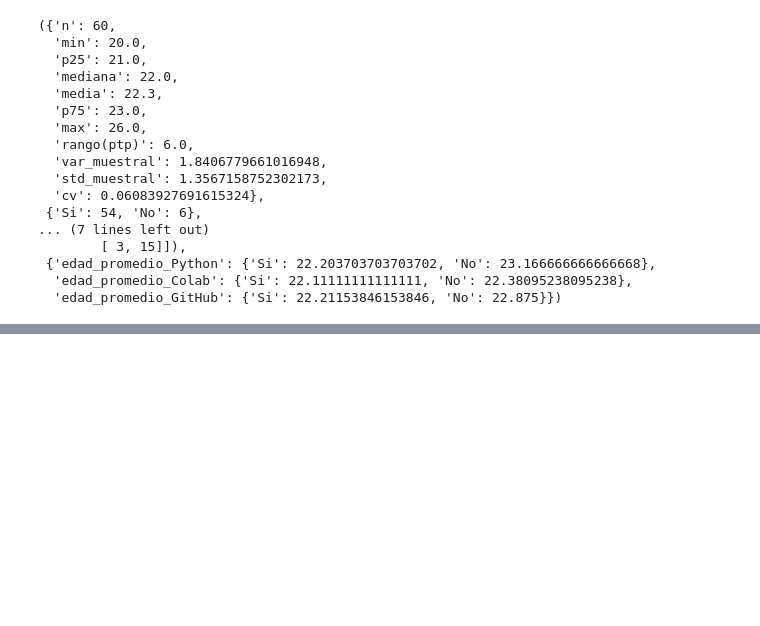
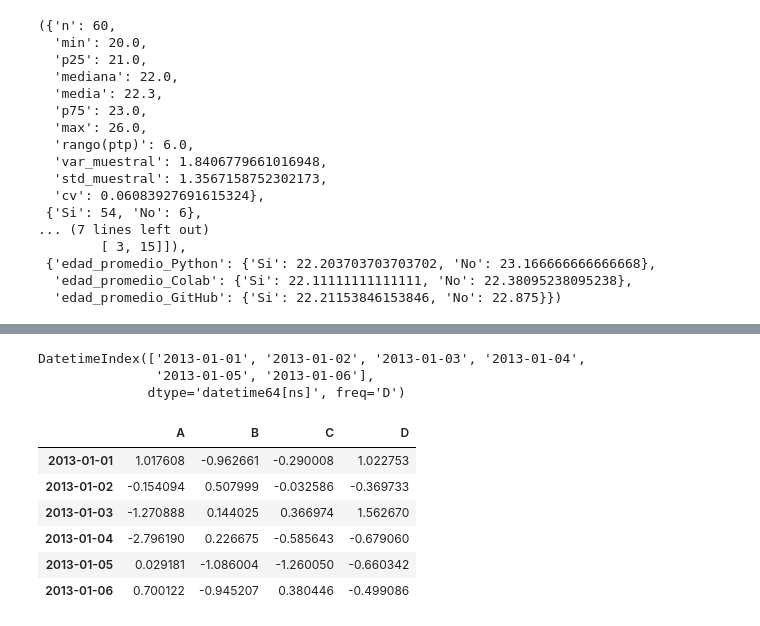
Before and after one commit to 173479/mineriaDeDatos, a Jupyter notebook: Mineria_De_Datos.ipynb, the cells around one changed output, grey strips where cells are left out. Saved outputs shown, nothing was run; the diff lists cells and outputs as text; code cells hidden in the pictures; blank space fills up the shorter version.

```diff
--- a/Mineria_De_Datos.ipynb
+++ b/Mineria_De_Datos.ipynb
@@ -686,0 +706,21 @@ summary_age, freq_python, freq_colab, freq_gh, tab_py_colab, tab_py_gh, tab_cola
+# %%
+#esto es un rango, puede generar una serie de dias o indice de tiempo
+dates = pd.date_range("20130101", periods=6)
+dates
+# %% [output]
+DatetimeIndex(['2013-01-01', '2013-01-02', '2013-01-03', '2013-01-04',
+               '2013-01-05', '2013-01-06'],
+              dtype='datetime64[ns]', freq='D')
+# %%
+#se genera un arrelgo bidi con numetos aleatorio y se genera un dara frame, se
+#separa cada dato como una lista y se le asignan a las columnas
+df = pd.DataFrame(np.random.randn(6, 4), index=dates, columns=list("ABCD"))
+df
+# %% [output]
+|  | A | B | C | D |
+| 2013-01-01 | 1.017608 | -0.962661 | -0.290008 | 1.022753 |
+| 2013-01-02 | -0.154094 | 0.507999 | -0.032586 | -0.369733 |
+| 2013-01-03 | -1.270888 | 0.144025 | 0.366974 | 1.562670 |
+| 2013-01-04 | -2.796190 | 0.226675 | -0.585643 | -0.679060 |
+| 2013-01-05 | 0.029181 | -1.086004 | -1.260050 | -0.660342 |
+| 2013-01-06 | 0.700122 | -0.945207 | 0.380446 | -0.499086 |
```
Also changed, not shown: parts of 18 cells of this notebook.
